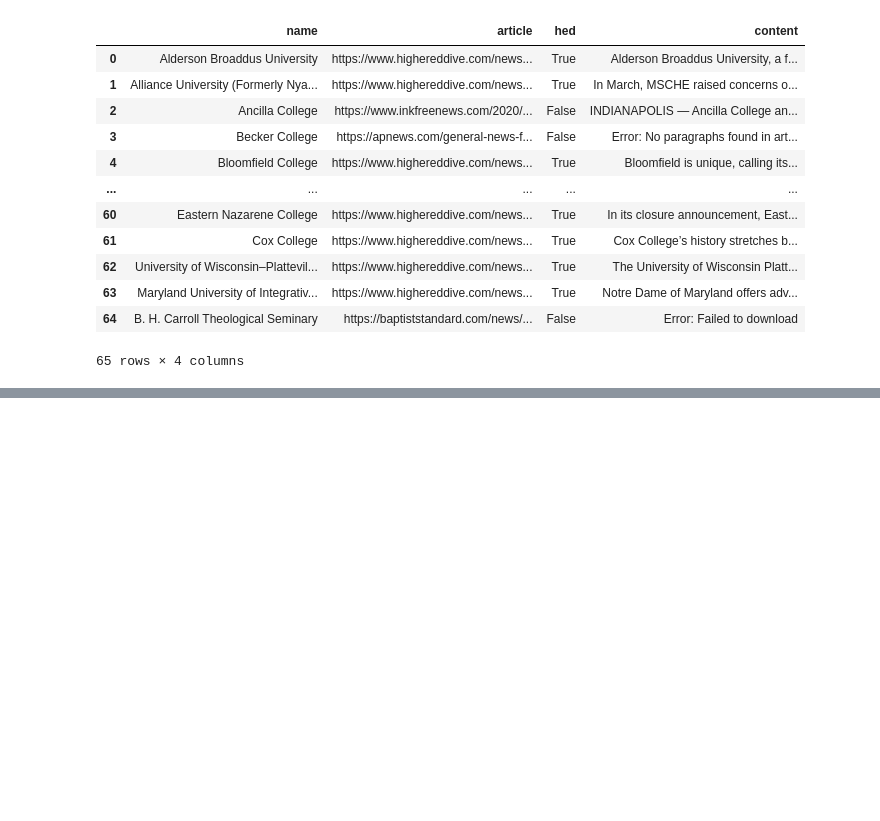
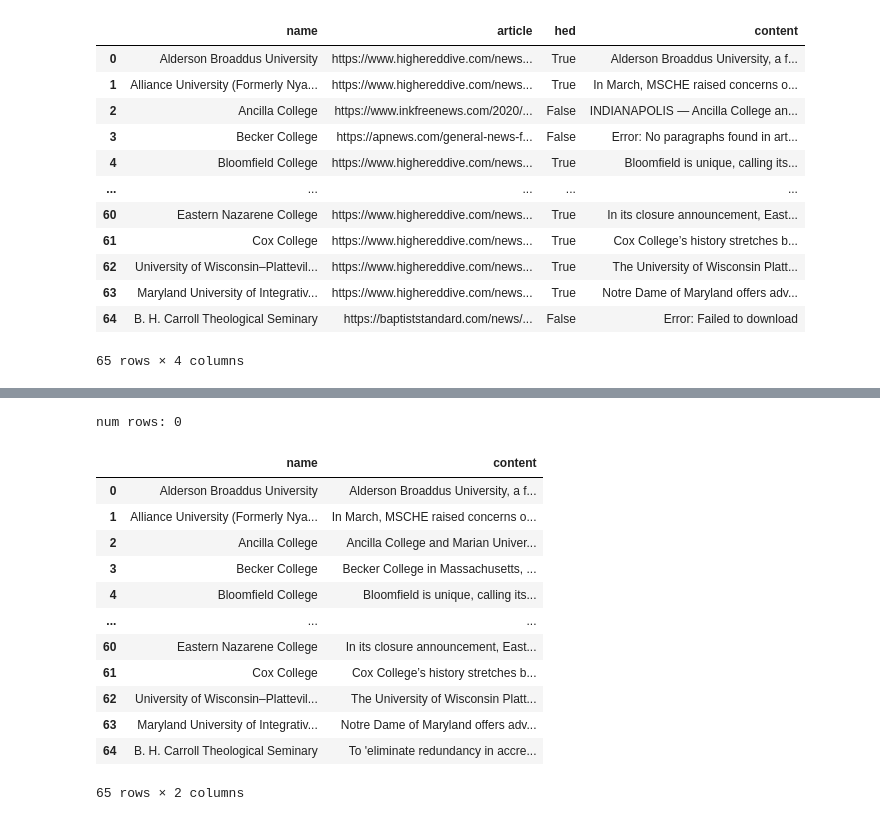
Before and after one commit to SepehrAkbari/enrollment-cliff, a Jupyter notebook: data/topicanalysis copy.ipynb, the cells around one changed output, grey strips where cells are left out. Cells and saved outputs as stored; diff of their text form; code cells hidden in the pictures; blank space fills up the shorter version.

```diff
--- a/data/topicanalysis copy.ipynb
+++ b/data/topicanalysis copy.ipynb
@@ -181,0 +203,25 @@ num rows: 9
+# %%
+error_rows = df[df['content'].str.startswith(("Error", "No content extracted"))]
+for index, row in error_rows.iterrows():
+    print(f"{row['name']}, {row['content']}")
+print(f"\nnum rows: {len(error_rows)}")
+# %% [output]
+num rows: 0
+# %%
+df = pd.read_excel('article_content.xlsx')
+df.drop(columns=['hed', 'article'], inplace=True)
+df
+# %% [output]
+|  | name | content |
+| 0 | Alderson Broaddus University | Alderson Broaddus University, a f... |
+| 1 | Alliance University (Formerly Nya... | In March, MSCHE raised concerns o... |
+| 2 | Ancilla College | Ancilla College and Marian Univer... |
+| 3 | Becker College | Becker College in Massachusetts, ... |
+| 4 | Bloomfield College | Bloomfield is unique, calling its... |
+| ... | ... | ... |
+| 60 | Eastern Nazarene College | In its closure announcement, East... |
+| 61 | Cox College | Cox College’s history stretches b... |
+| 62 | University of Wisconsin–Plattevil... | The University of Wisconsin Platt... |
+| 63 | Maryland University of Integrativ... | Notre Dame of Maryland offers adv... |
+| 64 | B. H. Carroll Theological Seminary | To 'eliminate redundancy in accre... |
+65 rows × 2 columns
```
Also changed, not shown: parts of 3 cells of this notebook, 2 other files.
